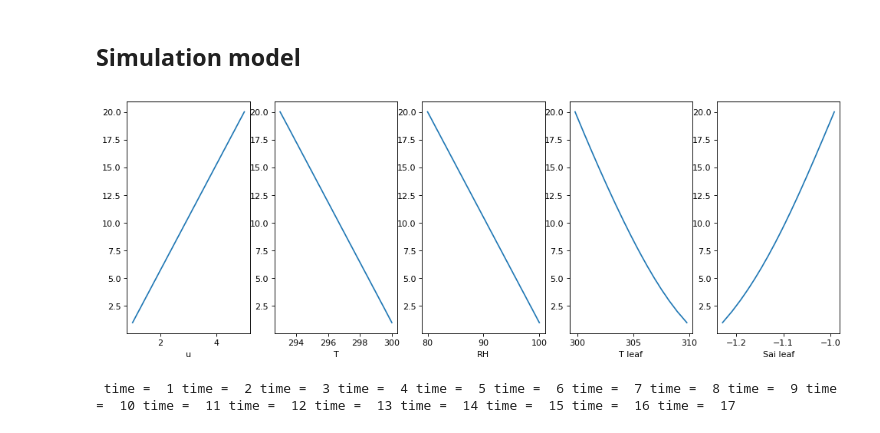
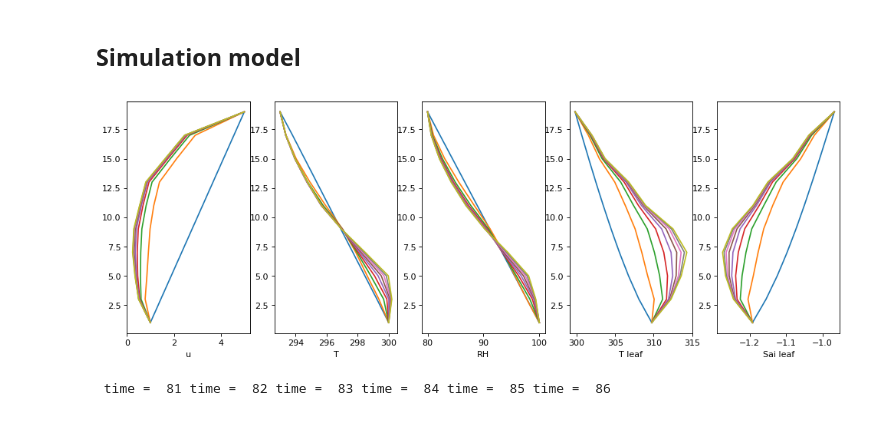
Before and after one commit to MiladHooshyar/HumidityProfile, a Jupyter notebook: HumidityModel-Combined.ipynb, the cells around one changed output. Cells and saved outputs as stored; diff of their text form; code cells hidden in the pictures.

```diff
--- a/HumidityModel-Combined.ipynb
+++ b/HumidityModel-Combined.ipynb
@@ -204,8 +204,8 @@ K_s = 20.
 ## Global related to the turbulance simulation
 global h_c, dz, dt, C_d, PAD, LAD, N_z, k, z
 h_c = 20. # m
-dz = 1. # m
-dt = 0.2 # s
+dz = 2. # m
+dt = 1. # s
 C_d = 0.2
 N_z = int(h_c / dz)
 LAD = np.ones(N_z) * 0.2 # m^2 / m^3
@@ -239,7 +239,7 @@ g_b_T = np.zeros(N_z)
 
 fig=plt.figure(figsize=(15, 5), dpi= 80, facecolor='w', edgecolor='k')
 
-for time in range(0, 300):
+for time in range(0, 100):
     print 'time = ', time ,
     u_dz = drevative(u)
     omega_u_dz = first_order_closure(u, u_dz, u_dz)
@@ -275,33 +275,33 @@ for time in range(0, 300):
     e_new = budget_xi(e, omega_e_dz, S_e)
     e_new[0], _, _  = e_and_VPD(100, T_new[0])
     e_new[-1], _, _ = e_and_VPD(80, T_new[-1])
 
     e = e_new
     T = T_new
 
-    if time % 50 == 0:
+    if time % 10 == 0:
 
         plt.subplot(151)
         plt.plot(u, z)
         plt.xlabel('u')
         plt.subplot(152)
         plt.plot(T, z)
         plt.xlabel('T')
         plt.subplot(153)
         plt.plot(RH, z)
         plt.xlabel('RH')
         plt.subplot(154)
         plt.plot(T_L, z)
         plt.xlabel('T leaf')
         plt.subplot(155)
         plt.plot(sai_L, z)
         plt.xlabel('Sai leaf')
         display.clear_output(wait=True)
         display.display(plt.gcf())
     u = u_new
 
     for i in range(0, N_z):
         RH[i] = RH_from_e(e[i], T[i])
 # %% [output]
-[figure, old version]
+[figure, new version]
- time =  1 time =  2 time =  3 time =  4 time =  5 time =  6 time =  7 time =  8 time =  9 time =  10 time =  11 time =  12 time =  13 time =  14 time =  15 time =  16 time =  17
+ time =  81 time =  82 time =  83 time =  84 time =  85 time =  86
```
